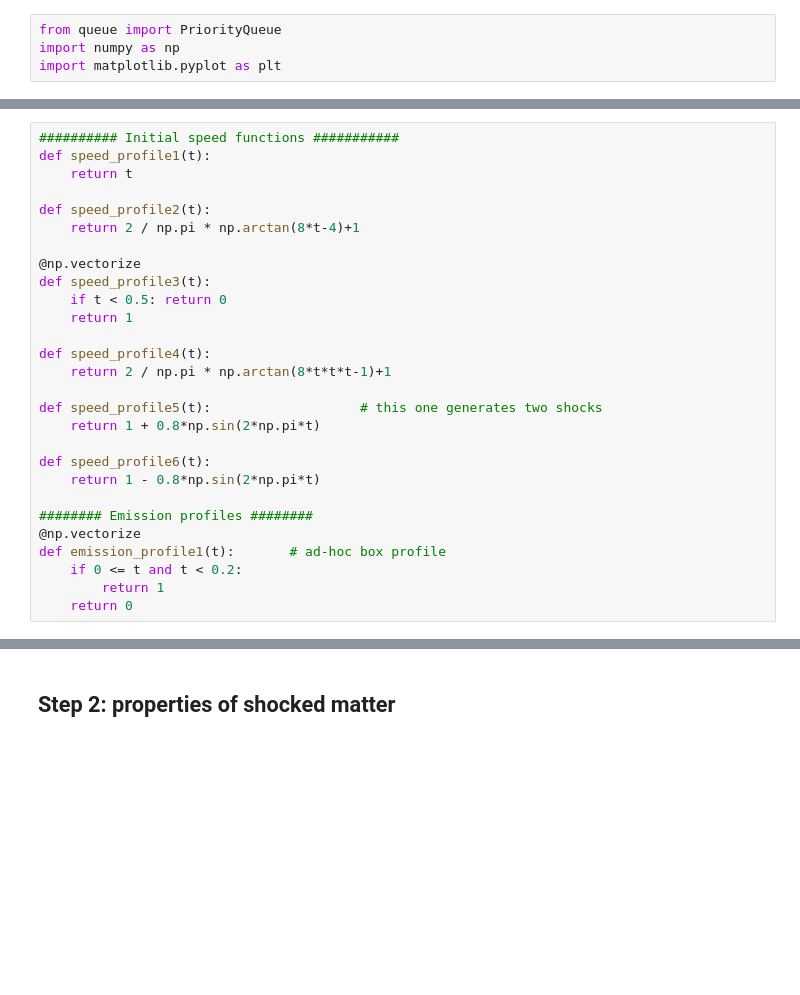
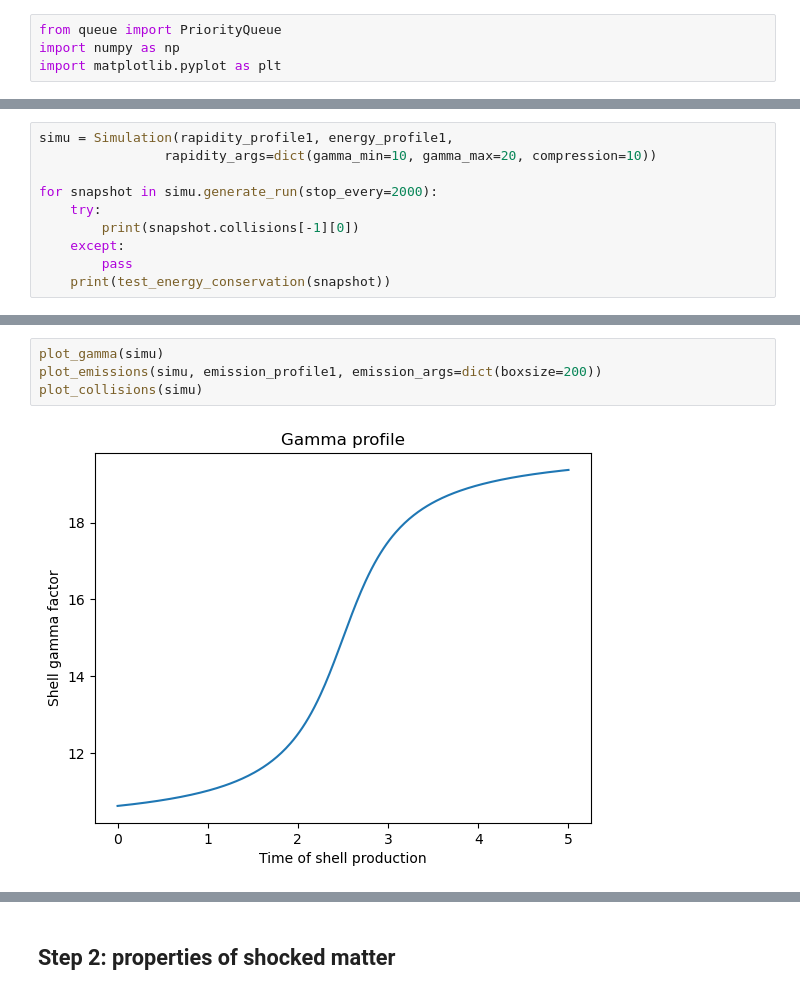
Before and after one commit to solano/gamma-ray-bursts, a Jupyter notebook: gamma-ray-bursts.ipynb, the cells around one changed output, grey strips where cells are left out. Cells and saved outputs as stored; diff of their text form; blank space fills up the shorter version.

```diff
--- a/gamma-ray-bursts.ipynb
+++ b/gamma-ray-bursts.ipynb
@@ -151,28 +272,0 @@ def predict_collision(now, s1, s2):
-# %%
-########## Initial speed functions ###########
-def speed_profile1(t):
-    return t
-
-def speed_profile2(t):
-    return 2 / np.pi * np.arctan(8*t-4)+1
-
-@np.vectorize
-def speed_profile3(t):
-    if t < 0.5: return 0
-    return 1
-
-def speed_profile4(t):
-    return 2 / np.pi * np.arctan(8*t*t*t-1)+1
-
-def speed_profile5(t):                   # this one generates two shocks
-    return 1 + 0.8*np.sin(2*np.pi*t)
-
-def speed_profile6(t):
-    return 1 - 0.8*np.sin(2*np.pi*t)
-
-######## Emission profiles ########
-@np.vectorize
-def emission_profile1(t):       # ad-hoc box profile
-    if 0 <= t and t < 0.2:
-        return 1
-    return 0
@@ -239,0 +273,10 @@ plt.show()
+# %%
+simu = Simulation(rapidity_profile1, energy_profile1,
+                rapidity_args=dict(gamma_min=10, gamma_max=20, compression=10))
+
+for snapshot in simu.generate_run(stop_every=2000):
+    try:
+        print(snapshot.collisions[-1][0])
+    except:
+        pass
+    print(test_energy_conservation(snapshot))
@@ -239,0 +302,6 @@ plt.show()
+# %%
+plot_gamma(simu)
+plot_emissions(simu, emission_profile1, emission_args=dict(boxsize=200))
+plot_collisions(simu)
+# %% [output]
+[figure, added]
```
Also changed, not shown: parts of 14 cells of this notebook, 1 other file.
